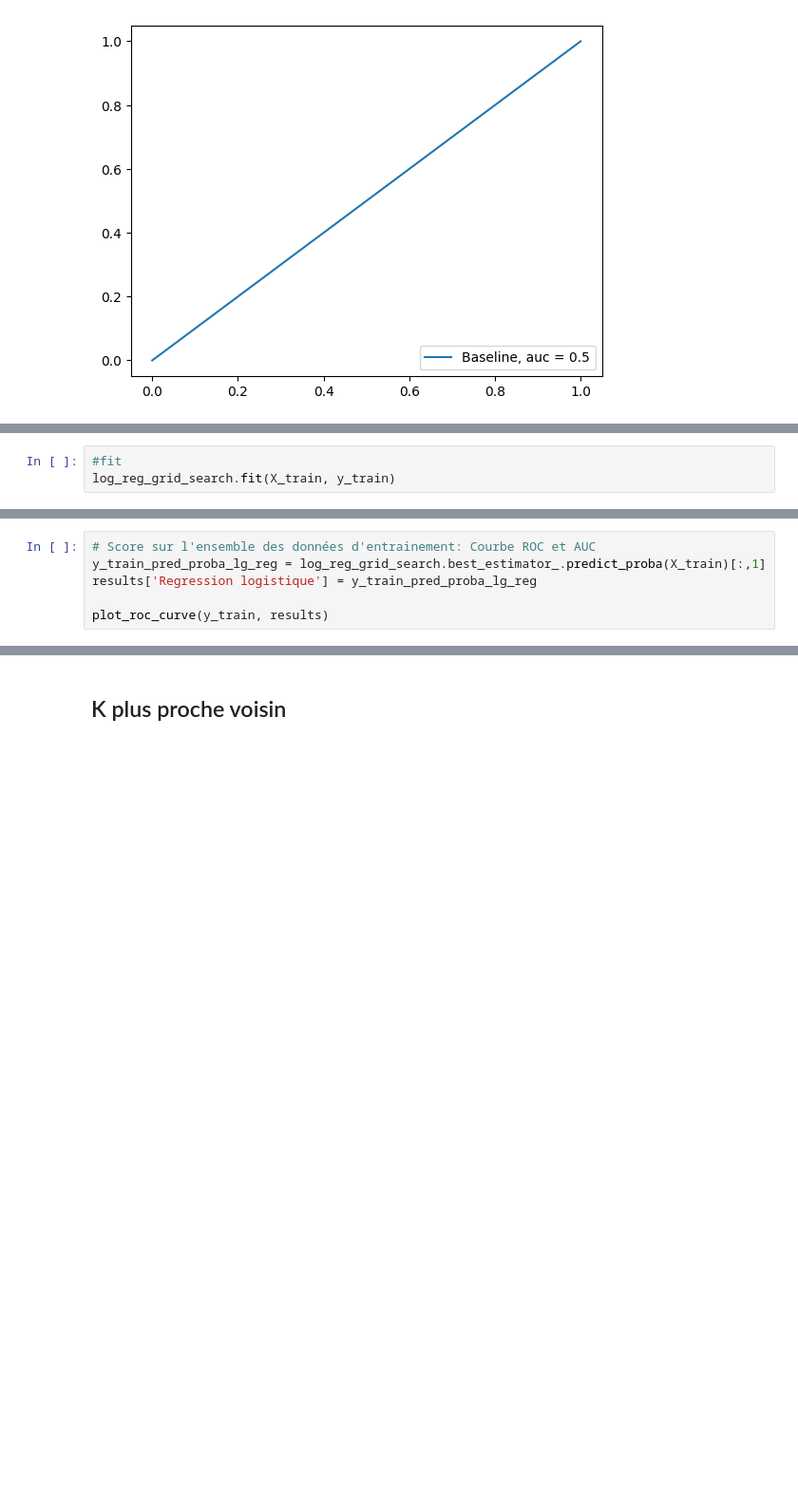
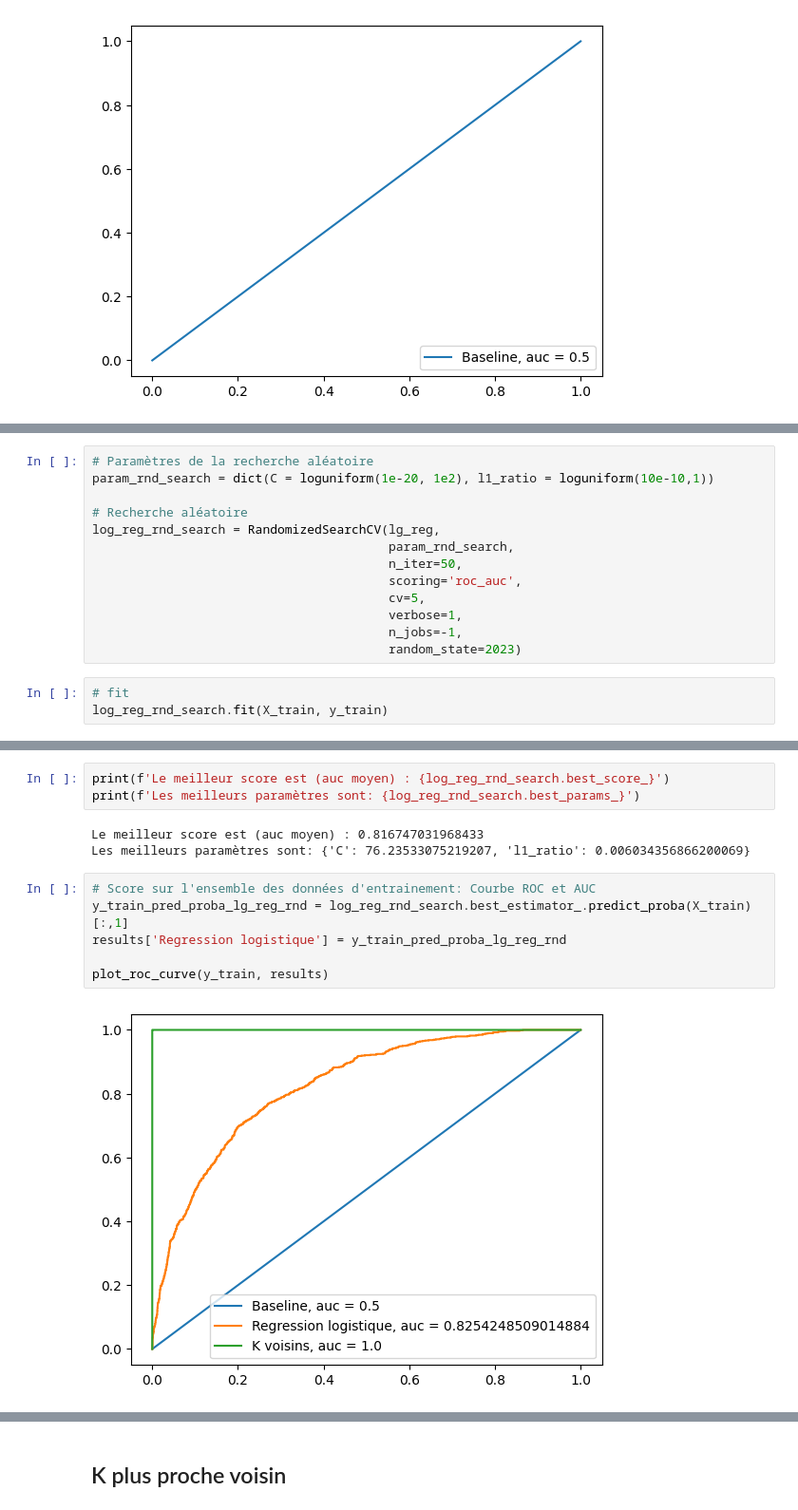
Before and after one commit to pascalfeutseu/420-A52-SF-gr-10084, a Jupyter notebook: nbs/Projet#2/Projet#2.ipynb, the cells around one changed output, grey strips where cells are left out. Shown at 95% size. Drawn from its saved outputs; the diff is of its cells as text; blank space fills up the shorter version.

Commit message:
Regression logistique + Knn

```diff
--- a/nbs/Projet#2/Projet#2.ipynb
+++ b/nbs/Projet#2/Projet#2.ipynb
@@ -147,3 +159,0 @@ GridSearchCV(cv=5,
-# %%
-#fit
-log_reg_grid_search.fit(X_train, y_train)
@@ -166,6 +159,0 @@ Les meilleurs paramètres sont: {'C': 1.0, 'l1_ratio': 0}
-# %%
-# Score sur l'ensemble des données d'entrainement: Courbe ROC et AUC
-y_train_pred_proba_lg_reg = log_reg_grid_search.best_estimator_.predict_proba(X_train)[:,1]
-results['Regression logistique'] = y_train_pred_proba_lg_reg
-
-plot_roc_curve(y_train, results)
@@ -173,0 +160,16 @@ plot_roc_curve(y_train, results)
+# %%
+# Paramètres de la recherche aléatoire
+param_rnd_search = dict(C = loguniform(1e-20, 1e2), l1_ratio = loguniform(10e-10,1))
+
+# Recherche aléatoire
+log_reg_rnd_search = RandomizedSearchCV(lg_reg,
+                                        param_rnd_search,
+                                        n_iter=50,
+                                        scoring='roc_auc',
+                                        cv=5,
+                                        verbose=1,
+                                        n_jobs=-1,
+                                        random_state=2023)
+# %%
+# fit
+log_reg_rnd_search.fit(X_train, y_train)
@@ -173,0 +187,14 @@ plot_roc_curve(y_train, results)
+# %%
+print(f'Le meilleur score est (auc moyen) : {log_reg_rnd_search.best_score_}')
+print(f'Les meilleurs paramètres sont: {log_reg_rnd_search.best_params_}')
+# %% [output]
+Le meilleur score est (auc moyen) : 0.816747031968433
+Les meilleurs paramètres sont: {'C': 76.23533075219207, 'l1_ratio': 0.006034356866200069}
+# %%
+# Score sur l'ensemble des données d'entrainement: Courbe ROC et AUC
+y_train_pred_proba_lg_reg_rnd = log_reg_rnd_search.best_estimator_.predict_proba(X_train)[:,1]
+results['Regression logistique'] = y_train_pred_proba_lg_reg_rnd
+
+plot_roc_curve(y_train, results)
+# %% [output]
+[figure, added]
```
Also changed, not shown: parts of 21 cells of this notebook.
